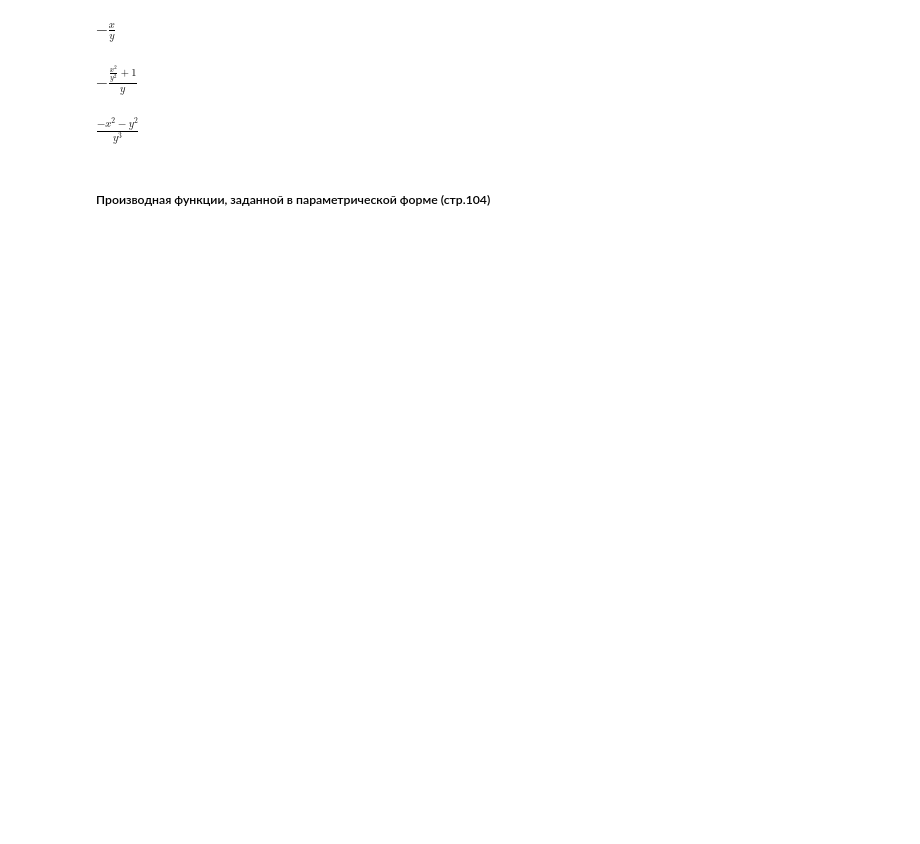
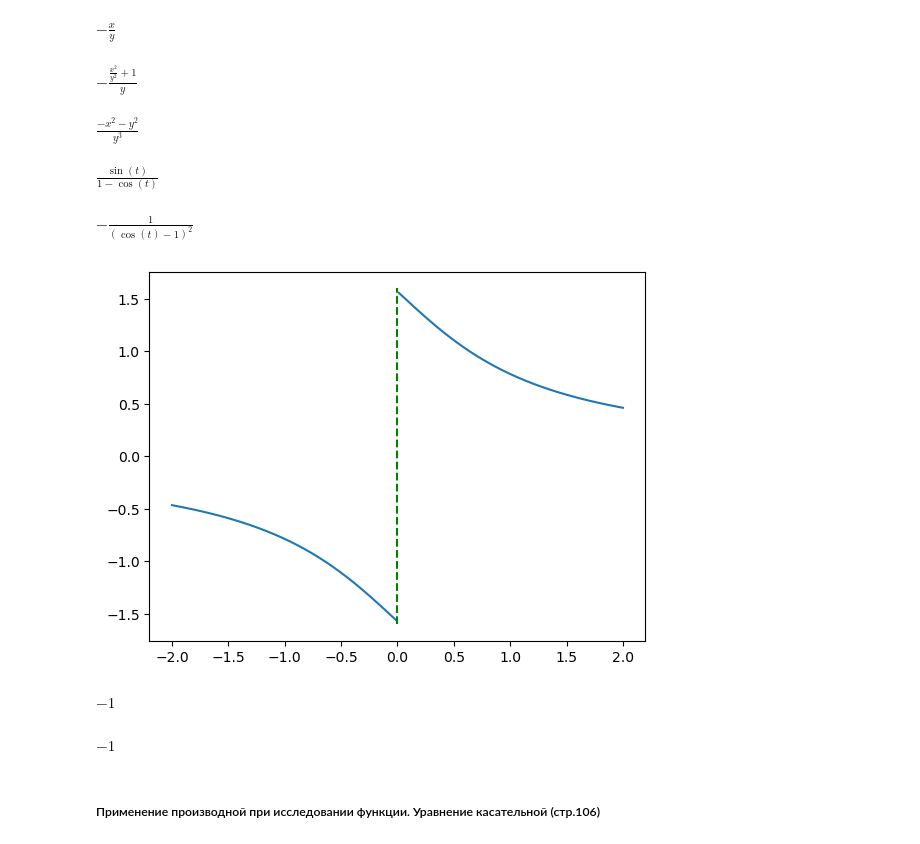
Before and after one commit to igor-novozhilov/Math_with_Python, a Jupyter notebook: 2025-05-13_Matematika_na_Python.ipynb, the cells around one changed output. Cells and saved outputs as stored; diff of their text form; code cells hidden in the pictures; blank space fills up the shorter version.

```diff
--- a/2025-05-13_Matematika_na_Python.ipynb
+++ b/2025-05-13_Matematika_na_Python.ipynb
@@ -392,5 +391,59 @@ $\displaystyle - \frac{\frac{x^{2}}{y^{2}} + 1}{y}$
 idiff(f, y, x, 2).simplify() # упростить ответ
 # %% [output]
 $\displaystyle \frac{- x^{2} - y^{2}}{y^{3}}$
-# %% [markdown]
-##### Производная функции, заданной в параметрической форме (стр.104)
+# %%
+# Производная функции, заданной в параметрической форме (стр.104) 2025-05-19
+
+from sympy import *
+x = symbols('x')
+y = symbols('y')
+t = symbols('t')
+
+x = t - sin(t)
+y = 1 - cos(t)
+'Pervaya proizvodnaya'
+y_diff = diff(y, t)/diff(x, t)
+y_diff
+# %% [output]
+$\displaystyle \frac{\sin{\left(t \right)}}{1 - \cos{\left(t \right)}}$
+# %%
+'Vtoraya proizvodnaya'
+y_2diff = diff(y_diff, t)/diff(x, t)
+y_2diff.simplify()
+# %% [output]
+$\displaystyle - \frac{1}{\left(\cos{\left(t \right)} - 1\right)^{2}}$
+# %%
+# Односторонняя производная
+
+"Построим график с учётом того, что функция не существует в точке х=0"
+import numpy as np
+import matplotlib.pyplot as plt
+%matplotlib inline
+x = np.linspace(-2, 2, 500)
+'В узкий интервал около 0 записываем значения NaN'
+x[(x>-0.01) & (x<0.01)] = np.nan
+y = np.arctan(1/x)
+plt.plot(x, y)
+plt.vlines(0, -1.6, 1.6, color = 'g', linestyles='dashed')
+plt.show()
+# %% [output]
+[figure, added]
+# %%
+from sympy import *
+x = symbols('x')
+y = symbols('y')
+
+'proizvodnaya'
+y = atan(1/x)
+z = diff(y, x)
+'znachenie proizvodnoy v tochke x=0 sleva'
+limit(z, x, 0, dir='-')
+# %% [output]
+$\displaystyle -1$
+# %%
+'znachenie proizvodnoy v tochke x=0 sprava'
+limit(z, x, 0, dir='+')
+# %% [output]
+$\displaystyle -1$
+# %% [markdown]
+##### Применение производной при исследовании функции. Уравнение касательной (стр.106)
```
Also changed, not shown: parts of 6 cells of this notebook.
